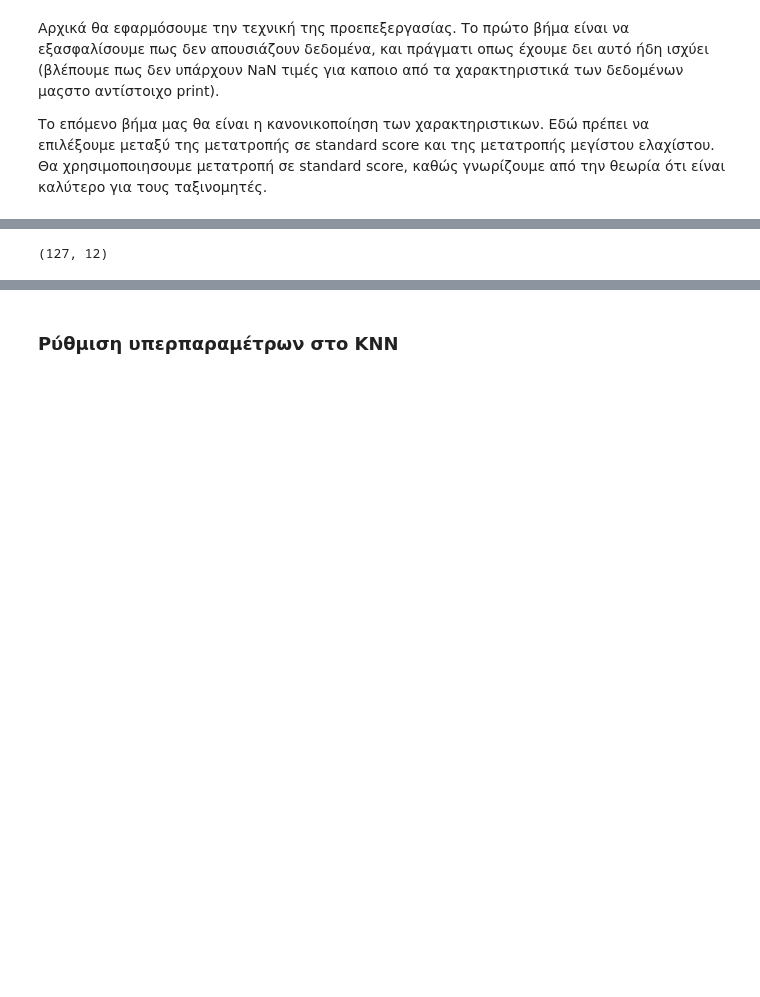
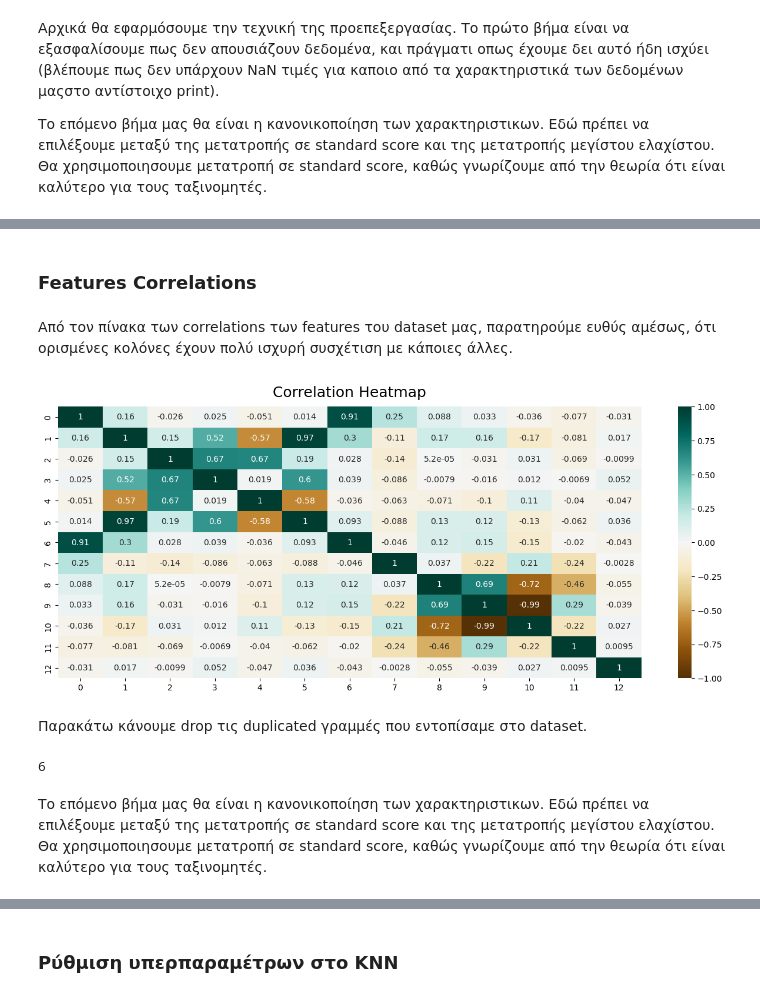
Before and after one commit to kebelouah/neural-networks-lab1, a Jupyter notebook: UCI dataset/lab1_ann.ipynb, the cells around one changed output, grey strips where cells are left out. Cells and saved outputs as stored; diff of their text form; code cells hidden in the pictures; blank space fills up the shorter version.

```diff
--- a/UCI dataset/lab1_ann.ipynb
+++ b/UCI dataset/lab1_ann.ipynb
@@ -287 +337,21 @@ dtype: int64
+# %% [markdown]
+### Features Correlations
+# %% [markdown]
+Από τον πίνακα των correlations των features του dataset μας, παρατηρούμε ευθύς αμέσως, ότι ορισμένες κολόνες έχουν πολύ ισχυρή συσχέτιση με κάποιες άλλες.
+# %%
+plt.figure(figsize=(16, 6))
+heatmap = sns.heatmap(df.corr(), vmin=-1, vmax=1, annot=True, cmap='BrBG')
+heatmap.set_title('Correlation Heatmap', fontdict={'fontsize':18}, pad=12);
+# %% [output]
+[figure, added]
+# %% [markdown]
+Παρακάτω κάνουμε drop τις duplicated γραμμές που εντοπίσαμε στο dataset.
+# %%
+print(df.duplicated().sum())
+
+df.drop_duplicates(inplace=True)
+# %% [output]
+6
+# %% [markdown]
+Το επόμενο βήμα μας θα είναι η κανονικοποίηση των χαρακτηριστικων. Εδώ πρέπει να επιλέξουμε μεταξύ της μετατροπής σε standard score και της μετατροπής μεγίστου ελαχίστου. Θα χρησιμοποιησουμε μετατροπή σε standard score, καθώς γνωρίζουμε από την θεωρία ότι είναι καλύτερο για τους ταξινομητές.
 # %%
@@ -291,7 +359,3 @@ scaler = StandardScaler()
 
 X_train_scaled = scaler.fit_transform(X_train)
 X_test_scaled = scaler.transform(X_test)
-# %%
-X_train_scaled.shape
-# %% [output]
-(127, 12)
```
Also changed, not shown: parts of 76 cells of this notebook.
